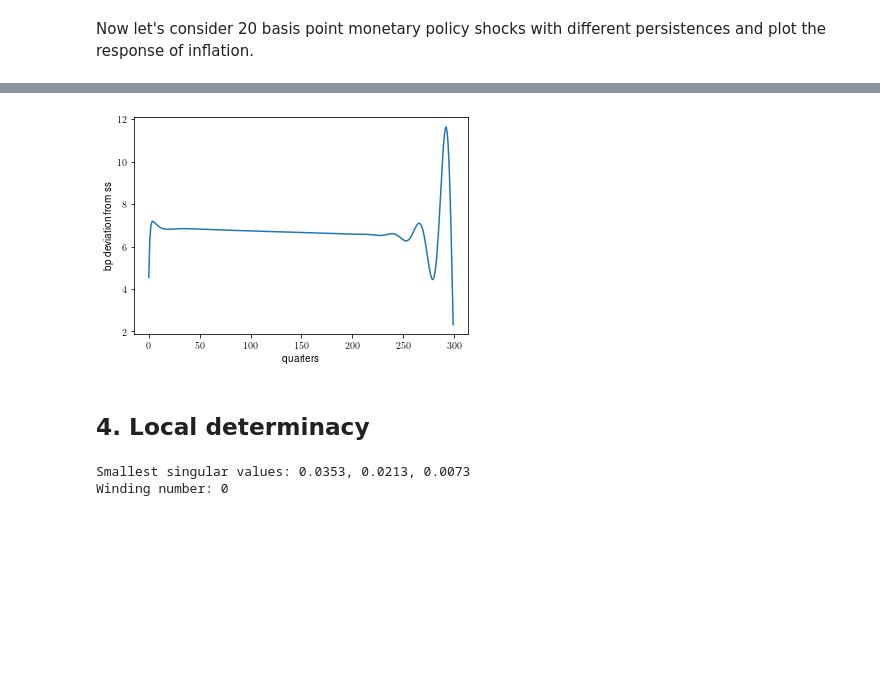
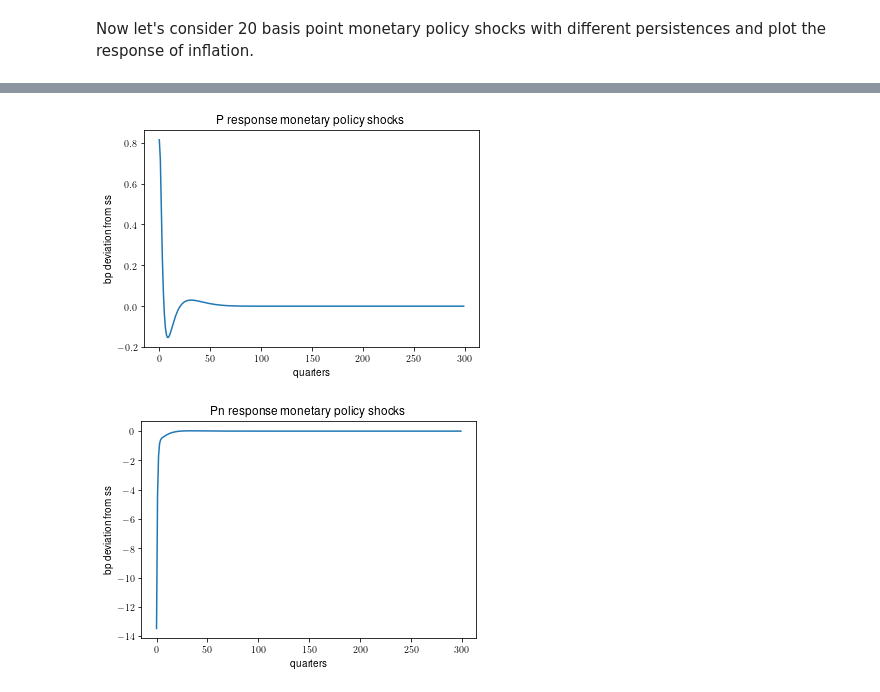
Before and after one commit to EmilHP/sequence-jacobian-master, a Jupyter notebook: HANK_durables.ipynb, the cells around one changed output, grey strips where cells are left out. Cells and saved outputs as stored; diff of their text form; code cells hidden in the pictures; blank space fills up the shorter version.

```diff
--- a/HANK_durables.ipynb
+++ b/HANK_durables.ipynb
@@ -398,19 +335,15 @@ H\left(Y_{t},P_{n,t},P_{d,t}\right)=\left(\begin{array}{c}
 ## 3.2 Define simple blocks (eq. by eq.)
 # %%
 @simple
-def price_relation(P_n,Q,chi,theta): # retailer price relation
-    P = (chi*P_n**(1-theta) + (1-chi)*(P_n*Q)**(1-theta))**(1/(1-theta)) # initial price problem: only current period
-    return P
+def prices(P,Q,chi,theta): # non-durable price from retailer FOC, durable price through Q definition
+    P_n = P*(chi + (1-chi)*Q**(1-theta))**(1/(theta-1))
+    P_d = Q*P_n
+    return P_n,P_d
 
 @simple
-def inflation(P): # inflation if P(+1)/P, convergence is true. Initial values of P_d, P_n matter (and seem not to be correct)
-    Pi = P/P(-1) # initial price problem: here? Period 0, P(-1)=1, period P given by price relation. So why does ss. P_d and P_n matter?
+def inflation(P): # inflation definition
+    Pi = P/P(-1)
     return Pi
-
-@simple
-def price_durables(P_n,Q): # price durables
-    P_d = P_n*Q # initial price problem: not here, relative price the same if P_n=P_d
-    return P_d
 
 @simple
 def markup_p(Pi,Y,xi,vareps,markup_p_ss,r): # P mark-up through Phillips curve
@@ -419,7 +352,7 @@ def markup_p(Pi,Y,xi,vareps,markup_p_ss,r): # P mark-up through Phillips curve
 
 @simple
 def taylor(rstar,Pi,Y,Y_ss,phi_pi,phi_y): # monetary policy
-    i_minus = rstar + phi_pi*np.log(Pi) + phi_y*np.log(Y/Y_ss) # Taylor rule
+    i_minus = rstar + phi_pi*np.log(Pi)# + phi_y*np.log(Y/Y_ss) # Taylor rule
     r = (1+i_minus)/(1+np.log(Pi)) - 1 # Fisher equation
     return r
 
@@ -444,9 +377,14 @@ def bond_market_clearing(B): # bond market clearing
     return bond_mkt
 
 @simple
-def FOC_retailer(Q,C_D,C,chi,theta): # retailer FOC target
-    retailer_res = ((chi/(1-chi))*(C_D/C))**(1/theta) - 1/Q # initial price problem: Not because of liquidity (checked with more liquidity,B=5 clearing). ADjustment cost too high? No. Is it relative prices in HH BC? No.
+def zero_profit_retailer(Q,C_D,C,P,P_n,Y,delta): # retailer zero-profit cond.
+    retailer_res = P_n*C + P_n*Q*C_D - P*Y
     return retailer_res
+
+@simple
+def DG_t(DG):
+    DG_t = DG(-1)
+    return DG_t
 
 @simple
 def wage_schedule(W,P,N,C,psi_N): # wage schedule target
@@ -473,11 +397,11 @@ ss['chi']
 # setup
 T = 300
 exogenous = ['rstar', 'A']
-unknowns = ['Y','P_n','Q']
+unknowns = ['Y','P','Q']
 targets = ['bond_mkt','retailer_res','wage_res']
 
 # general equilibrium jacobians
-block_list = [price_relation,inflation,price_durables,markup_p,taylor,labor_supply,wage,dividends,bond_market_clearing,FOC_retailer,wage_schedule,household]
+block_list = [prices,inflation,markup_p,taylor,labor_supply,wage,dividends,bond_market_clearing,zero_profit_retailer,wage_schedule,DG_t,household]
 G = jac.get_G(block_list, exogenous, unknowns, targets, T, ss, save=True)
 # %% [markdown]
 ### 3.3 Break down `get_G`
@@ -559,32 +495,24 @@ Now let's consider 20 basis point monetary policy shocks with different persiste
 # %%
-rhos = np.array([0.4]) # persistence
+rhos = np.array([0.3]) # persistence
 
 drstar = -0.002 * rhos ** (np.arange(T)[:, np.newaxis])
-dpi = G['P']['rstar'] @ drstar
-
-plt.plot(10000 * dpi[:500])
-#plt.title(r'Inflation responses monetary policy shocks')
+dpi = (G['P']['rstar'] @ drstar)
+plt.plot(10000 * dpi[:])
+plt.title(r'P response monetary policy shocks')
 plt.xlabel('quarters')
 plt.ylabel('bp deviation from ss')
 plt.show()
 # %% [output]
-[figure, old version]
+[figure, new version]
-# %% [markdown]
-<a id="5-determinacy"></a>
-
-## 4. Local determinacy
-# %%
-# smallest singular values
-_, s, _ = np.linalg.svd(H_U)
-print(f'Smallest singular values: {s[-3]:.4f}, {s[-2]:.4f}, {s[-1]:.4f}')
-
-# winding number test
-# first, use get_H_U with asymptotic=True to get array A representing asymptotic H_U
-A = jac.get_H_U(block_list, unknowns, targets, T, ss, asymptotic=True, save=True, use_saved=True)
-
-# then apply winding number criterion
-wn = det.winding_criterion(A)
-print(f'Winding number: {wn}')
-# %% [output]
-Smallest singular values: 0.0353, 0.0213, 0.0073
-Winding number: 0
+# %%
+rhos = np.array([0.3]) # persistence
+
+drstar = -0.002 * rhos ** (np.arange(T)[:, np.newaxis])
+dpi = (G['P_n']['rstar'] @ drstar)
+plt.plot(10000 * dpi[:])
+plt.title(r'Pn response monetary policy shocks')
+plt.xlabel('quarters')
+plt.ylabel('bp deviation from ss')
+plt.show()
+# %% [output]
+[figure, added]
```
Also changed, not shown: parts of 27 cells of this notebook, 15 other files.
